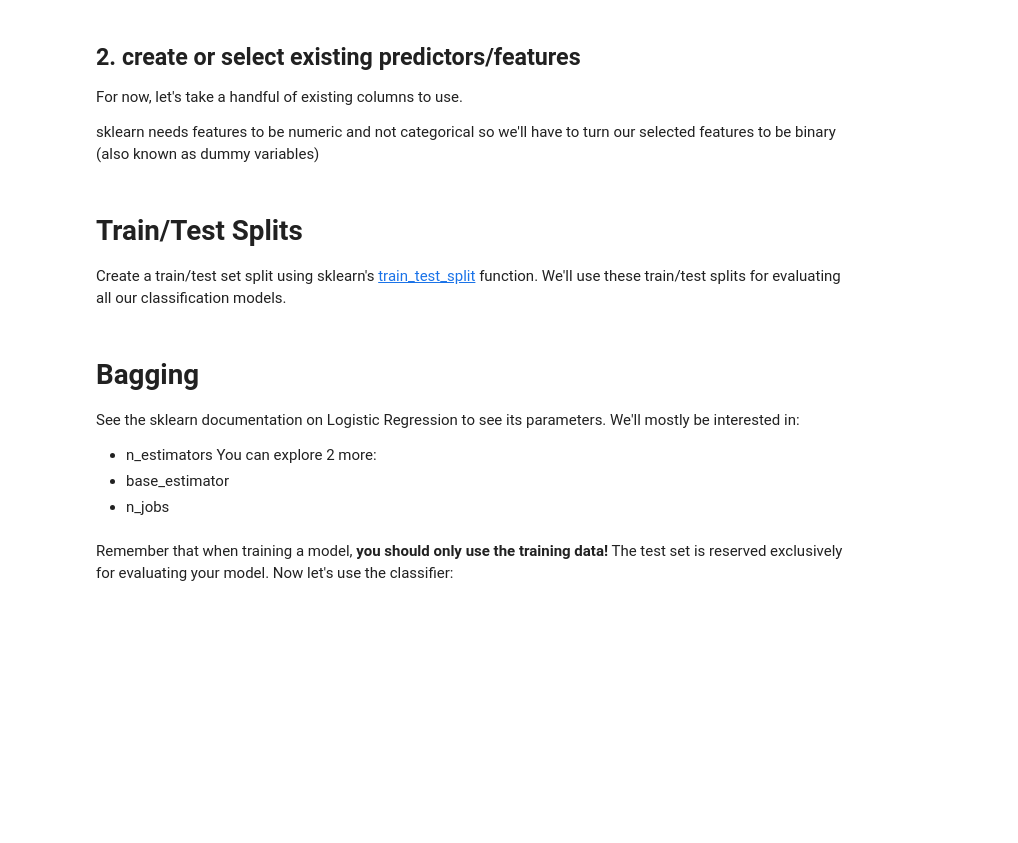
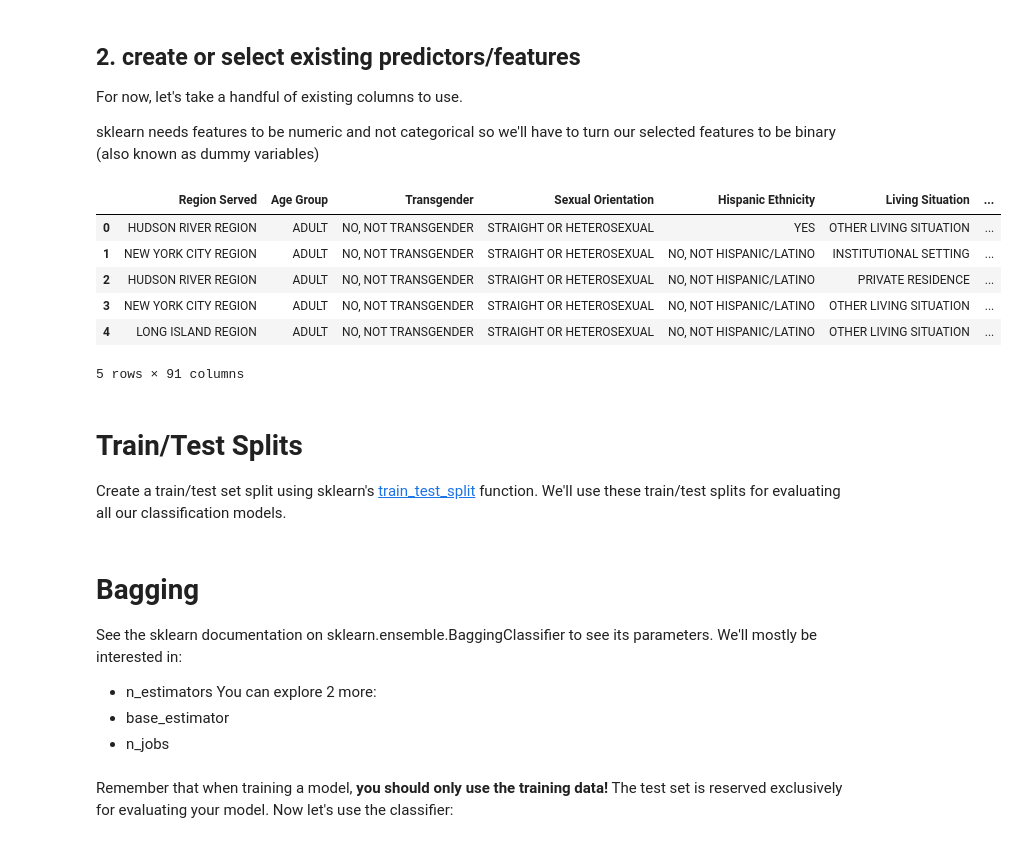
Before and after one commit to dssg/MLforPublicPolicy, a Jupyter notebook: labs/2019/lab4_ensemblemodels.ipynb, the cells around one changed output. Saved outputs shown, nothing was run; the diff lists cells and outputs as text; code cells hidden in the pictures; blank space fills up the shorter version.

```diff
--- a/labs/2019/lab4_ensemblemodels.ipynb
+++ b/labs/2019/lab4_ensemblemodels.ipynb
@@ -51,3 +50,6 @@ One thing we can do with this dataset is to try to use the various feature colum
+# %%
+# code
+df['HBP'] = np.where(df['High Blood Pressure']=="YES", 1, 0)
 # %% [markdown]
 ### Question: what percentage of people have High Blood Pressure?
 # %%
@@ -64,0 +66,14 @@ sklearn needs features to be numeric and not categorical so we'll have to turn o
+# %%
+# code
+cols_to_transform = [ 'Sex', 'Race', 'Obesity', 'Smokes', 'Alcohol Related Disorder','Drug Substance Disorder',
+                    'Criminal Justice Status','Private Insurance']
+df = pd.get_dummies( df, dummy_na=True, columns = cols_to_transform )
+df.head()
+# %% [output]
+|  | Region Served | Age Group | Transgender | Sexual Orientation | Hispanic Ethnicity | Living Situation | ... |
+| 0 | HUDSON RIVER REGION | ADULT | NO, NOT TRANSGENDER | STRAIGHT OR HETEROSEXUAL | YES | OTHER LIVING SITUATION | ... |
+| 1 | NEW YORK CITY REGION | ADULT | NO, NOT TRANSGENDER | STRAIGHT OR HETEROSEXUAL | NO, NOT HISPANIC/LATINO | INSTITUTIONAL SETTING | ... |
+| 2 | HUDSON RIVER REGION | ADULT | NO, NOT TRANSGENDER | STRAIGHT OR HETEROSEXUAL | NO, NOT HISPANIC/LATINO | PRIVATE RESIDENCE | ... |
+| 3 | NEW YORK CITY REGION | ADULT | NO, NOT TRANSGENDER | STRAIGHT OR HETEROSEXUAL | NO, NOT HISPANIC/LATINO | OTHER LIVING SITUATION | ... |
+| 4 | LONG ISLAND REGION | ADULT | NO, NOT TRANSGENDER | STRAIGHT OR HETEROSEXUAL | NO, NOT HISPANIC/LATINO | OTHER LIVING SITUATION | ... |
+5 rows × 91 columns
@@ -71,6 +97,6 @@ Create a train/test set split using sklearn's [train_test_split](http://scikit-l
 # %% [markdown]
 # Bagging
-See the sklearn documentation on Logistic Regression to see its parameters. We'll mostly be interested in:
+See the sklearn documentation on sklearn.ensemble.BaggingClassifier to see its parameters. We'll mostly be interested in:
 - n_estimators
 You can explore 2 more:
 - base_estimator
```
Also changed, not shown: parts of 29 cells of this notebook.
